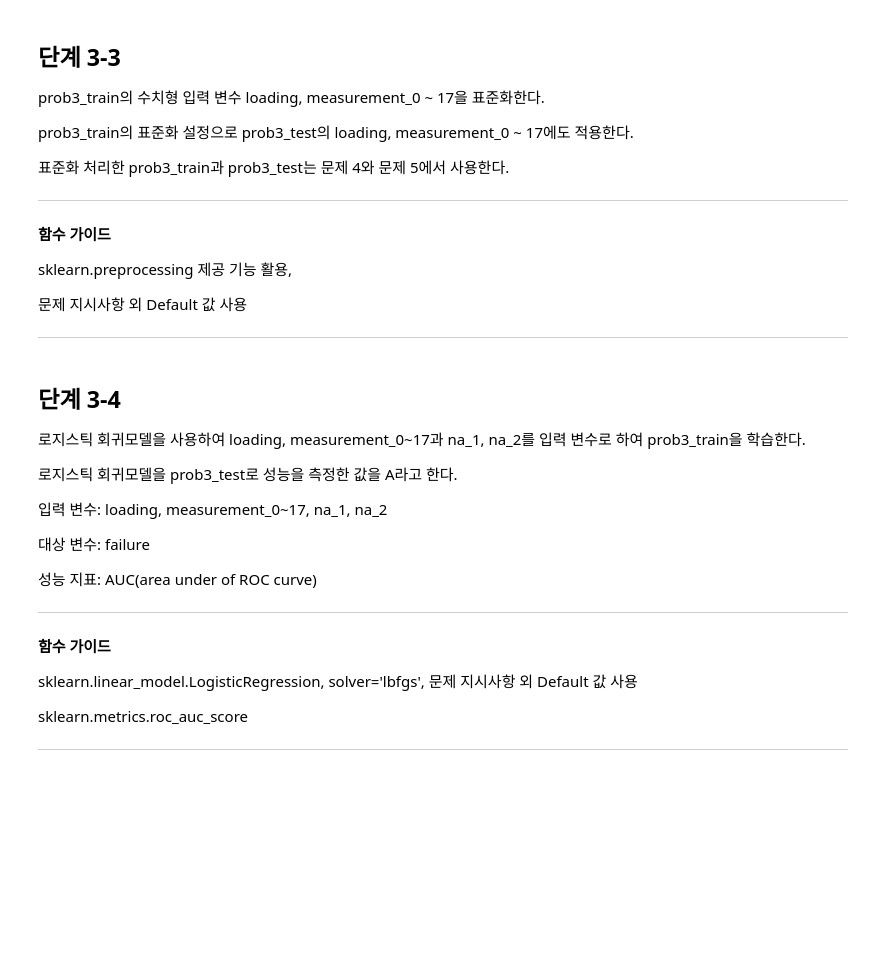
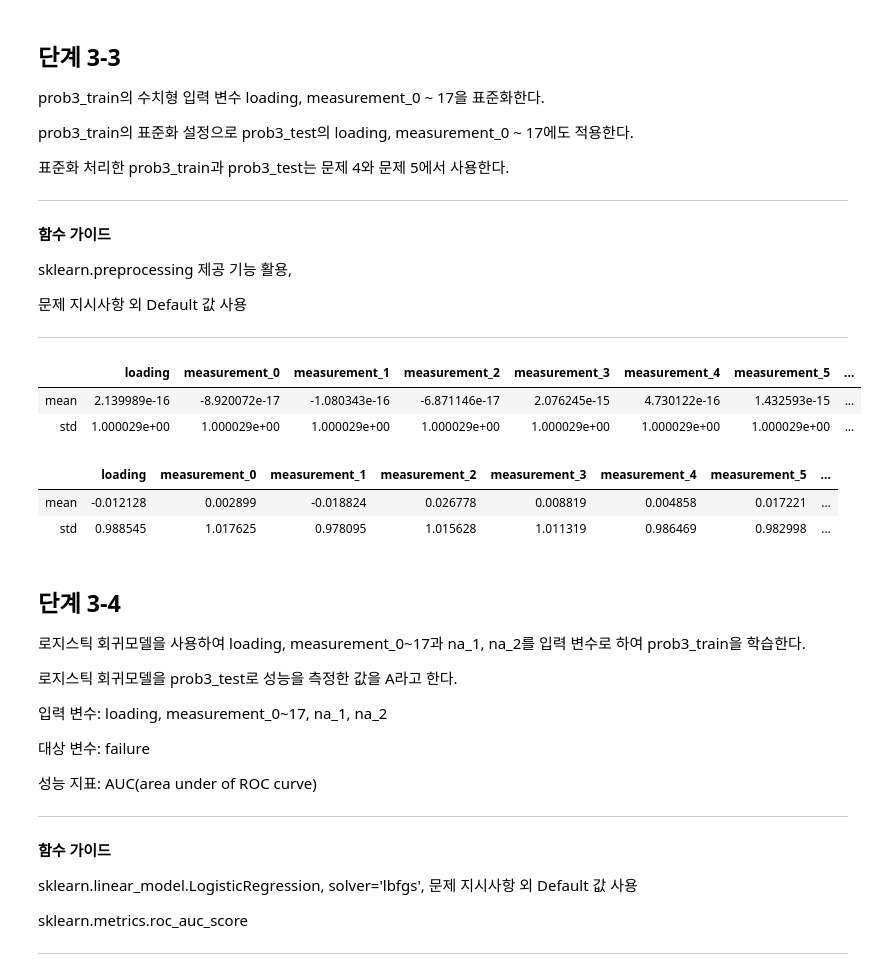
Before and after one commit to sunkusun9/DS_lv3_2308_2, a Jupyter notebook: sec_ds_lv3_prob1_prob.ipynb, the cells around one changed output. Saved outputs shown, nothing was run; the diff lists cells and outputs as text; code cells hidden in the pictures; blank space fills up the shorter version.

```diff
--- a/sec_ds_lv3_prob1_prob.ipynb
+++ b/sec_ds_lv3_prob1_prob.ipynb
@@ -860,3 +913,15 @@ prob3_train의 표준화 설정으로 prob3_test의 loading, measurement_0 ~ 17
+# %%
+df_prob3_train[X_std].agg(['mean', 'std'])
+# %% [output]
+|  | loading | measurement_0 | measurement_1 | measurement_2 | measurement_3 | measurement_4 | measurement_5 | ... |
+| mean | 2.139989e-16 | -8.920072e-17 | -1.080343e-16 | -6.871146e-17 | 2.076245e-15 | 4.730122e-16 | 1.432593e-15 | ... |
+| std | 1.000029e+00 | 1.000029e+00 | 1.000029e+00 | 1.000029e+00 | 1.000029e+00 | 1.000029e+00 | 1.000029e+00 | ... |
+# %%
+df_prob3_test[X_std].agg(['mean', 'std'])
+# %% [output]
+|  | loading | measurement_0 | measurement_1 | measurement_2 | measurement_3 | measurement_4 | measurement_5 | ... |
+| mean | -0.012128 | 0.002899 | -0.018824 | 0.026778 | 0.008819 | 0.004858 | 0.017221 | ... |
+| std | 0.988545 | 1.017625 | 0.978095 | 1.015628 | 1.011319 | 0.986469 | 0.982998 | ... |
 # %% [markdown]
 ## 단계 3-4
 
```
Also changed, not shown: parts of 60 cells of this notebook.
